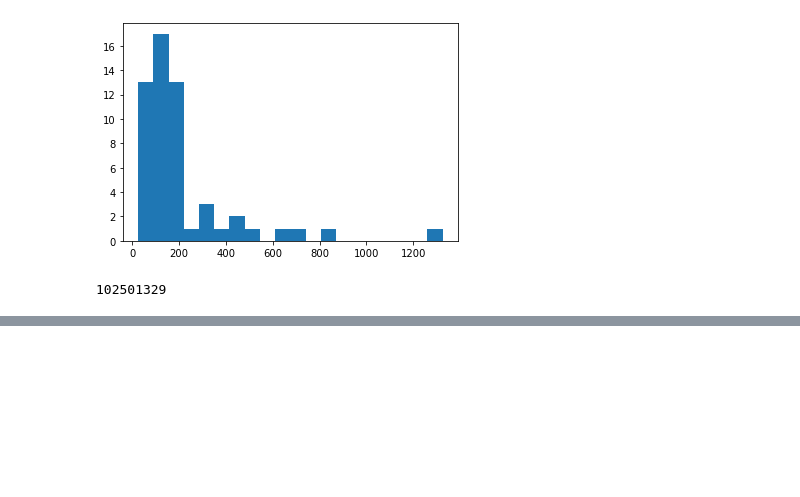
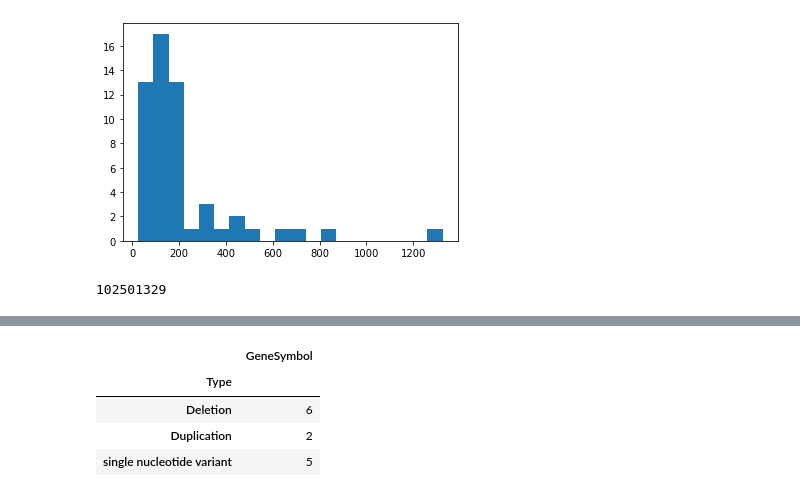
Before and after one commit to mschachter/genomics_class, a Jupyter notebook: NF-kB Analysis.ipynb, the cells around one changed output, grey strips where cells are left out. Drawn from its saved outputs; the diff is of its cells as text; code cells hidden in the pictures; blank space fills up the shorter version.

```diff
--- a/NF-kB Analysis.ipynb
+++ b/NF-kB Analysis.ipynb
@@ -431,0 +432,8 @@ df_snps['exon_length'] = exon_length
+# %%
+df_snps[i][['GeneSymbol', 'Type']].groupby('Type').count()
+# %% [output]
+|  | GeneSymbol |
+| Type |  |
+| Deletion | 6 |
+| Duplication | 2 |
+| single nucleotide variant | 5 |
```
Also changed, not shown: parts of 3 cells of this notebook.
